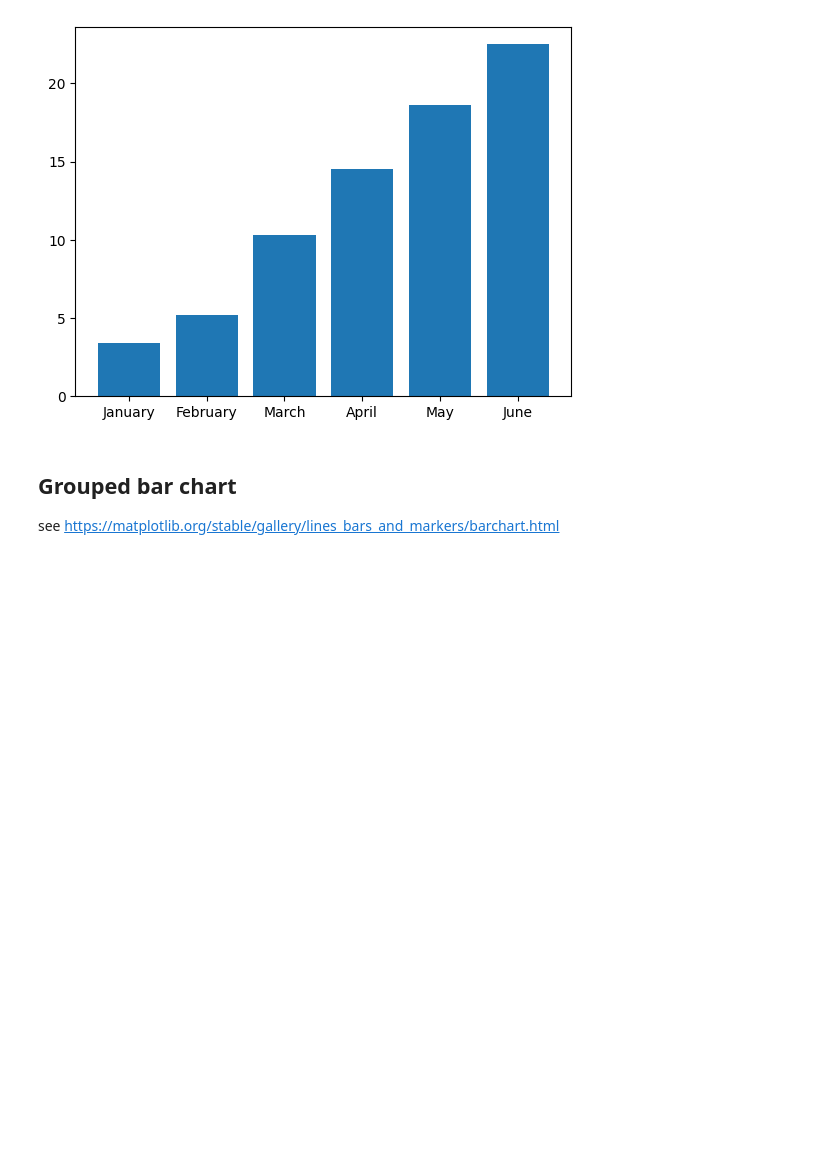
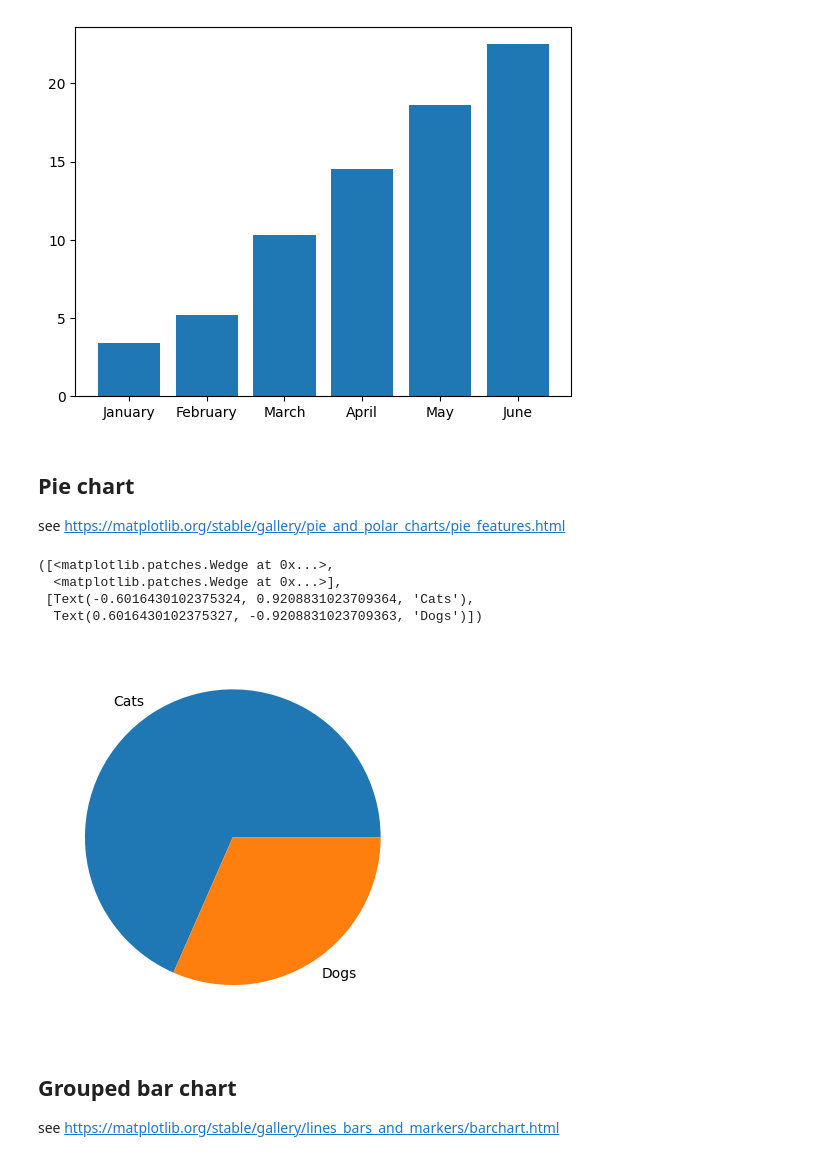
Before and after one commit to jgraber/PythonFriday, a Jupyter notebook: Jupyter/Matplotlib_Diagrams.ipynb, the cells around one changed output. Saved outputs shown, nothing was run; the diff lists cells and outputs as text; code cells hidden in the pictures; blank space fills up the shorter version.

Commit message:
add pie chart

```diff
--- a/Jupyter/Matplotlib_Diagrams.ipynb
+++ b/Jupyter/Matplotlib_Diagrams.ipynb
@@ -25,6 +25,22 @@ ax.bar(month, temp_average)
 # %% [output]
 <BarContainer object of 6 artists>
 [figure]
+# %% [markdown]
+## Pie chart
+see https://matplotlib.org/stable/gallery/pie_and_polar_charts/pie_features.html
+# %%
+import matplotlib.pyplot as plt
+labels = 'Cats', 'Dogs'
+sizes = [65, 30]
+
+fig, ax = plt.subplots()
+ax.pie(sizes, labels=labels)
+# %% [output]
+([<matplotlib.patches.Wedge at 0x...>,
+  <matplotlib.patches.Wedge at 0x...>],
+ [Text(-0.6016430102375324, 0.9208831023709364, 'Cats'),
+  Text(0.6016430102375327, -0.9208831023709363, 'Dogs')])
+[figure, added]
 # %% [markdown]
 ## Grouped bar chart
 see https://matplotlib.org/stable/gallery/lines_bars_and_markers/barchart.html
```
